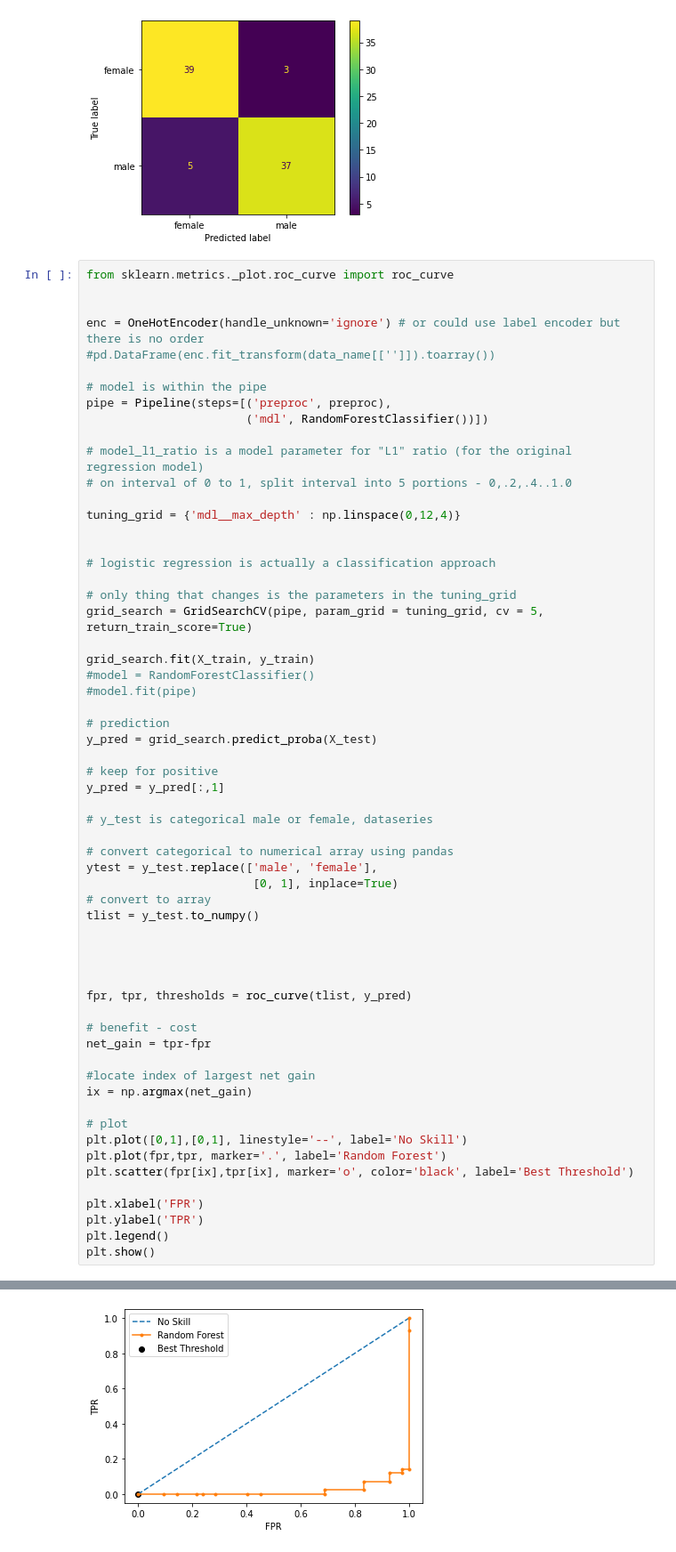
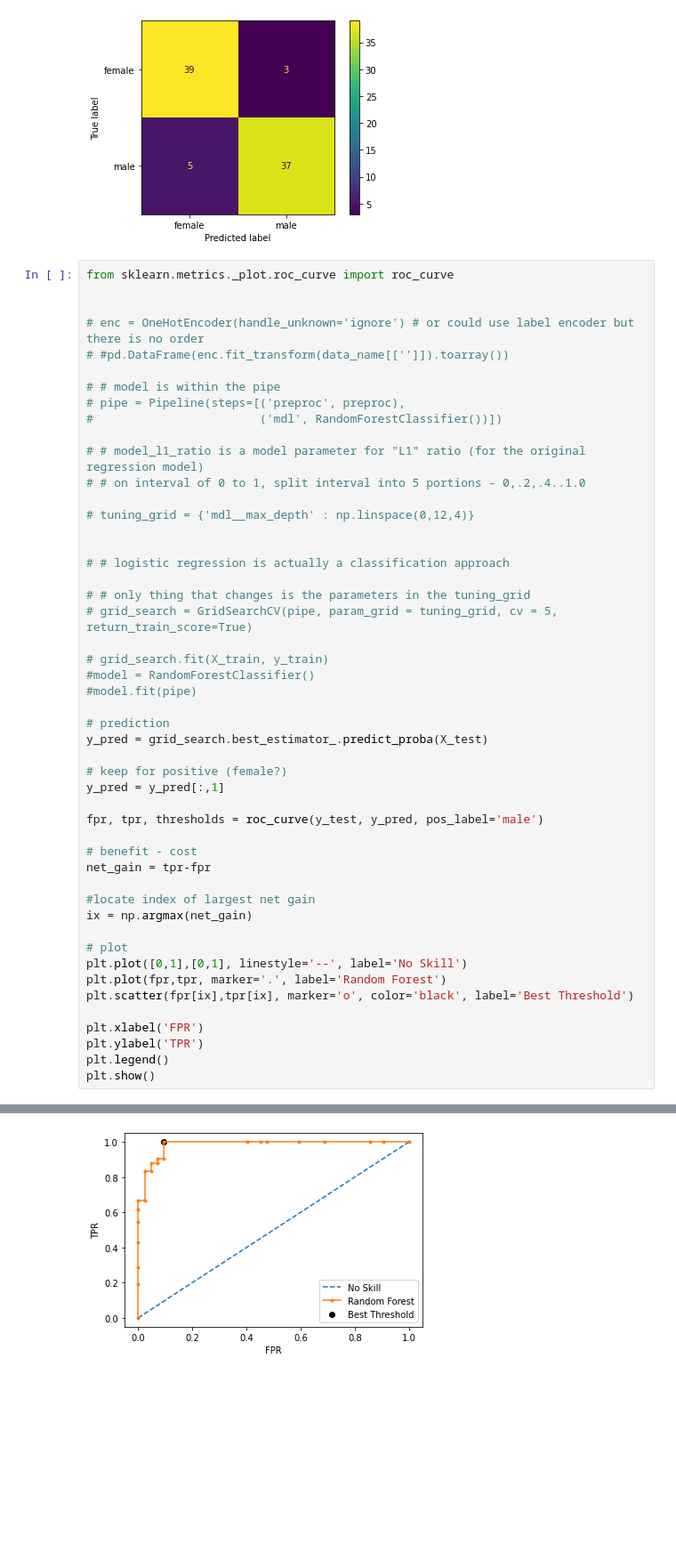
Before and after one commit to gentryae/ML_classwork, a Jupyter notebook: week4_assignment_part1.ipynb, the cells around one changed output, grey strips where cells are left out. Shown: that part at 89% size. Drawn from its saved outputs; the diff is of its cells as text; blank space fills up the shorter version.

```diff
--- a/week4_assignment_part1.ipynb
+++ b/week4_assignment_part1.ipynb
@@ -506,46 +506,35 @@ plt.show()
 from sklearn.metrics._plot.roc_curve import roc_curve
 
 
-enc = OneHotEncoder(handle_unknown='ignore') # or could use label encoder but there is no order
-#pd.DataFrame(enc.fit_transform(data_name[['']]).toarray())
+# enc = OneHotEncoder(handle_unknown='ignore') # or could use label encoder but there is no order
+# #pd.DataFrame(enc.fit_transform(data_name[['']]).toarray())
 
-# model is within the pipe
-pipe = Pipeline(steps=[('preproc', preproc),
-                       ('mdl', RandomForestClassifier())])
+# # model is within the pipe
+# pipe = Pipeline(steps=[('preproc', preproc),
+#                        ('mdl', RandomForestClassifier())])
 
-# model_l1_ratio is a model parameter for "L1" ratio (for the original regression model)
-# on interval of 0 to 1, split interval into 5 portions - 0,.2,.4..1.0
+# # model_l1_ratio is a model parameter for "L1" ratio (for the original regression model)
+# # on interval of 0 to 1, split interval into 5 portions - 0,.2,.4..1.0
 
-tuning_grid = {'mdl__max_depth' : np.linspace(0,12,4)}
+# tuning_grid = {'mdl__max_depth' : np.linspace(0,12,4)}
 
 
-# logistic regression is actually a classification approach
+# # logistic regression is actually a classification approach
 
-# only thing that changes is the parameters in the tuning_grid
-grid_search = GridSearchCV(pipe, param_grid = tuning_grid, cv = 5, return_train_score=True)
+# # only thing that changes is the parameters in the tuning_grid
+# grid_search = GridSearchCV(pipe, param_grid = tuning_grid, cv = 5, return_train_score=True)
 
-grid_search.fit(X_train, y_train)
+# grid_search.fit(X_train, y_train)
 #model = RandomForestClassifier()
 #model.fit(pipe)
 
 # prediction
-y_pred = grid_search.predict_proba(X_test)
+y_pred = grid_search.best_estimator_.predict_proba(X_test)
 
-# keep for positive
+# keep for positive (female?)
 y_pred = y_pred[:,1]
 
-# y_test is categorical male or female, dataseries
-
-# convert categorical to numerical array using pandas
-ytest = y_test.replace(['male', 'female'],
-                        [0, 1], inplace=True)
-# convert to array
-tlist = y_test.to_numpy()
-
-
-
-
-fpr, tpr, thresholds = roc_curve(tlist, y_pred)
+fpr, tpr, thresholds = roc_curve(y_test, y_pred, pos_label='male')
 
 # benefit - cost
 net_gain = tpr-fpr
@@ -583 +555 @@ ValueError: max_depth must be greater than zero.
-[figure, old version]
+[figure, new version]
```
Also changed, not shown: parts of 9 cells of this notebook.
